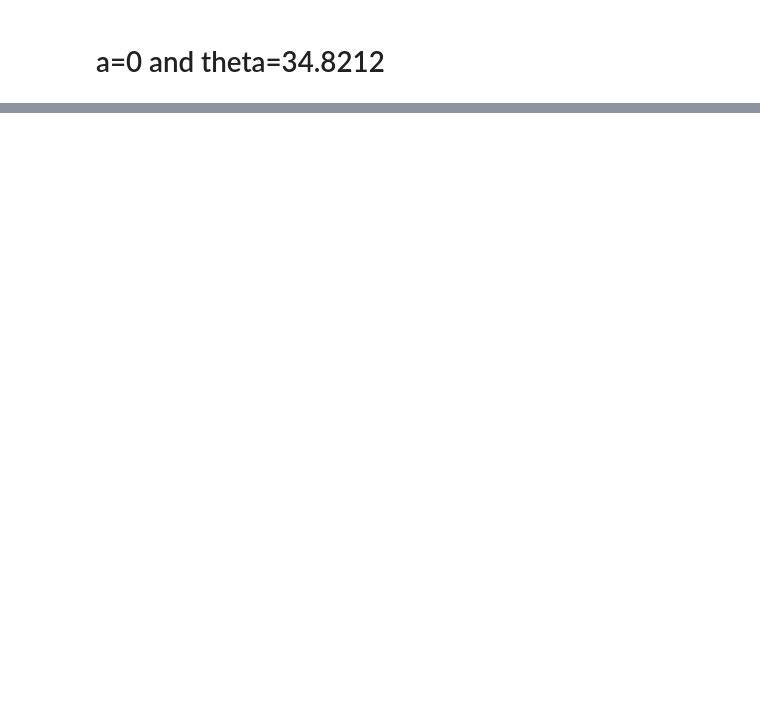
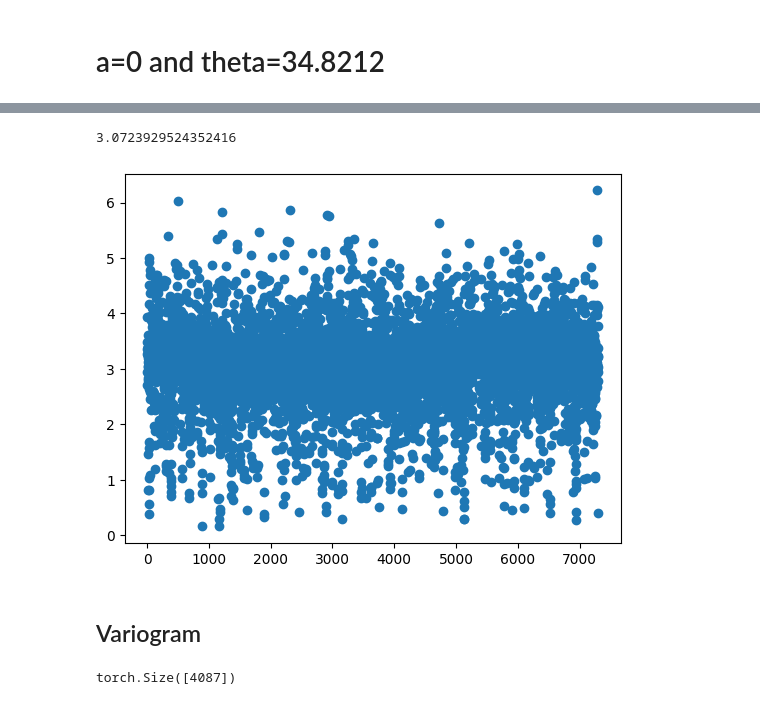
Before and after one commit to Huk-David/SpaDep_VCop, a Jupyter notebook: body/Diagnostics_JGNM.ipynb, the cells around one changed output, grey strips where cells are left out. Saved outputs shown, nothing was run; the diff lists cells and outputs as text; code cells hidden in the pictures; blank space fills up the shorter version.

```diff
--- a/body/Diagnostics_JGNM.ipynb
+++ b/body/Diagnostics_JGNM.ipynb
@@ -203,0 +212,25 @@ torch.Size([30, 100, 4087])
+# %%
+from scipy.spatial.distance import pdist
+
+def Spatial_Energy_Score_single_day(beta,observations_y,simulations_Y):
+
+    n = len(observations_y)
+    m = len(simulations_Y)
+    observations_y = np.array(observations_y)
+    simulations_Y = np.array(simulations_Y)
+
+    # First part |Y-y|. Gives the L2 dist scaled by power beta. Is a vector of length n/one value per location.
+    diff_Y_y = np.power(
+            np.linalg.norm(
+                np.tile(observations_y,(m,1)) -
+                simulations_Y,
+            axis=1),
+        beta)
+
+    #Second part |Y-Y'|. 2* because pdist counts only once.
+    diff_Y_Y = 2 * np.power(
+        pdist(simulations_Y)
+    ,beta)
+
+    Energy = 2 * np.mean(diff_Y_y) - np.sum(diff_Y_Y)/(m*(m-1))
+    return Energy
@@ -213,0 +256,10 @@ torch.Size([30, 100, 4087])
+# %%
+Energy_diagnostic = []
+for d in tqdm(range(len(GNM_landonly[0][3]))):
+    Energy_diagnostic.append(Spatial_Energy_Score_single_day(0.2,
+                                tt([GNM_landonly[l][3][d] for l in range(len(GNM_landonly))]).unsqueeze(0),
+                                tt([GNM_z_to_y(sims_a0[sim,:].unsqueeze(0),d) for sim in range(100)]).squeeze(1)
+                                ))
+
+plt.scatter(range(len(Energy_diagnostic)),Energy_diagnostic)
+print(np.mean(Energy_diagnostic))
@@ -213,0 +366,8 @@ torch.Size([30, 100, 4087])
+# %%
+plt.scatter(range(len(Energy_diagnostic)),Energy_diagnostic)
+print(np.mean(Energy_diagnostic))
+# %% [output]
+3.0723929524352416
+[figure, added]
+# %% [markdown]
+## Variogram
@@ -213,0 +404,4 @@ torch.Size([30, 100, 4087])
+# %%
+tt([GNM_landonly[l][3][d] for l in range(len(GNM_landonly))]).shape
+# %% [output]
+torch.Size([4087])
```
Also changed, not shown: parts of 15 cells of this notebook.
